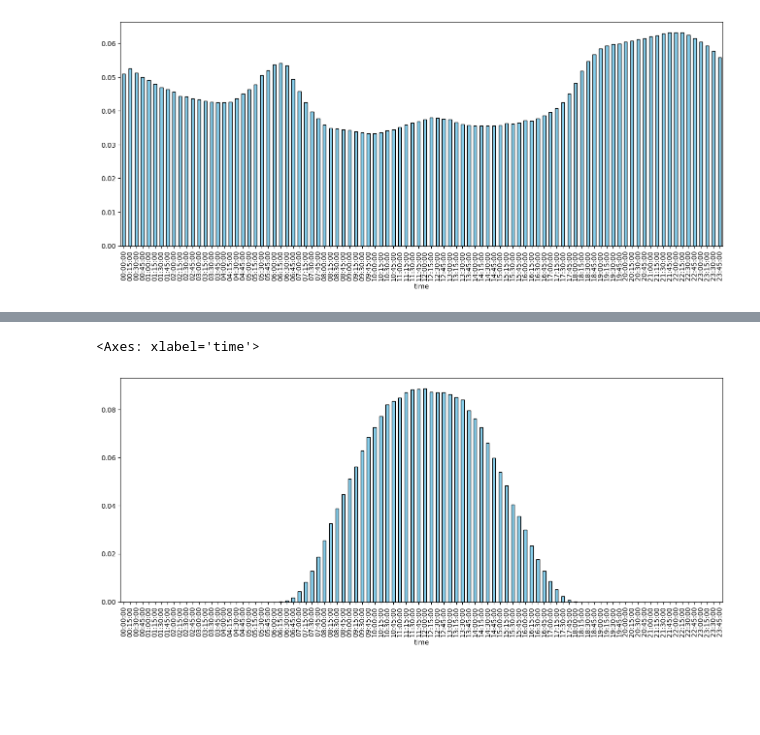
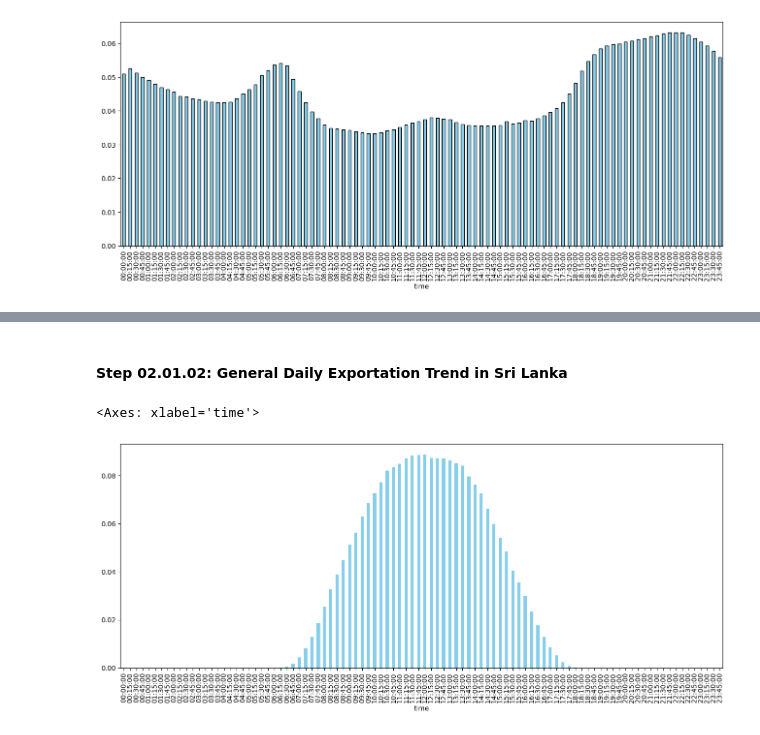
Before and after one commit to LIRNEasia/SL_electricity_consumption, a Jupyter notebook: notebooks/imputing_smart_meter_data.ipynb, the cells around one changed output, grey strips where cells are left out. Saved outputs shown, nothing was run; the diff lists cells and outputs as text; code cells hidden in the pictures; blank space fills up the shorter version.

Commit message:
imputing smart meter data

```diff
--- a/notebooks/imputing_smart_meter_data.ipynb
+++ b/notebooks/imputing_smart_meter_data.ipynb
@@ -21,10 +21,10 @@ import seaborn as sns
 all_data = pd.DataFrame()
 total = 0
 
-wave_1_houseinfo = pd.read_csv('/Users/chanukaalgama/Desktop/SL_electricity_consumption/data/survey_data/wave_1/w1_household_information_and_history.csv')
+wave_1_houseinfo = pd.read_csv('/home/chanuka/code/SL_electricity_consumption/data/survey_data/wave_1/w1_household_information_and_history.csv')
 wave_1_houseinfo = wave_1_houseinfo[['household_ID', 'socio_economic_class', 'no_of_household_members']]
 
-for root, folder, files in os.walk('/Users/chanukaalgama/Desktop/SL_electricity_consumption/data/consumption_data/smart_meter/15min_interval'):
+for root, folder, files in os.walk('/home/chanuka/code/SL_electricity_consumption/data/consumption_data/smart_meter/15min_interval'):
     for file in files:
         if file.endswith('.csv'):
             file_path = os.path.join(root, file)
@@ -128,12 +130,11 @@ To fill in the missing consumption data between two known data points, we constr
 # %%
-# selecting a most dense period of time for creating the imputation model
+# selecting the most dense period of time for creating the imputation model
 
-# from the all_data_filtered select data from 2024-09 to 2024-12
 all_data_dense = all_data_filtered[all_data_filtered['DATETIME'] >= '2024-09-01']
-
 # remove the first datapoint of every households
 all_data_dense = all_data_dense[~all_data_dense['DATETIME'].isin(all_data_dense.groupby('household_ID')['DATETIME'].first())]
+
+# Removing noise: rows if importkwh(kwh) > 50
+all_data_dense = all_data_dense[all_data_dense['importkwh(kwh)'] <= 50]
+all_data_dense = all_data_dense.merge(wave_1_houseinfo, on='household_ID', how='left')
-# %%
-# Removing rows if importkwh(kwh) > 50
-all_data_dense = all_data_dense[all_data_dense['importkwh(kwh)'] <= 20]
 # %% [markdown]
@@ -153,9 +254,11 @@ daily_import.plot( kind='bar', color='skyblue', edgecolor='black')
+# %% [markdown]
+#### Step 02.01.02: General Daily Exportation Trend in Sri Lanka
 # %%
 daily_export = all_data_dense.groupby('time')['exportkwh(kwh)'].mean()
 # GETTING RID OF THE NOICE
 daily_export.loc['00:00:00'] = 0
 plt.figure(figsize=(16, 6))
-daily_export.plot( kind='bar', color='skyblue', edgecolor='black')
+daily_export.plot( kind='bar', color='skyblue')
 # %% [output]
 <Axes: xlabel='time'>
-[figure, old version]
+[figure, new version]
```
Also changed, not shown: parts of 13 cells of this notebook.
